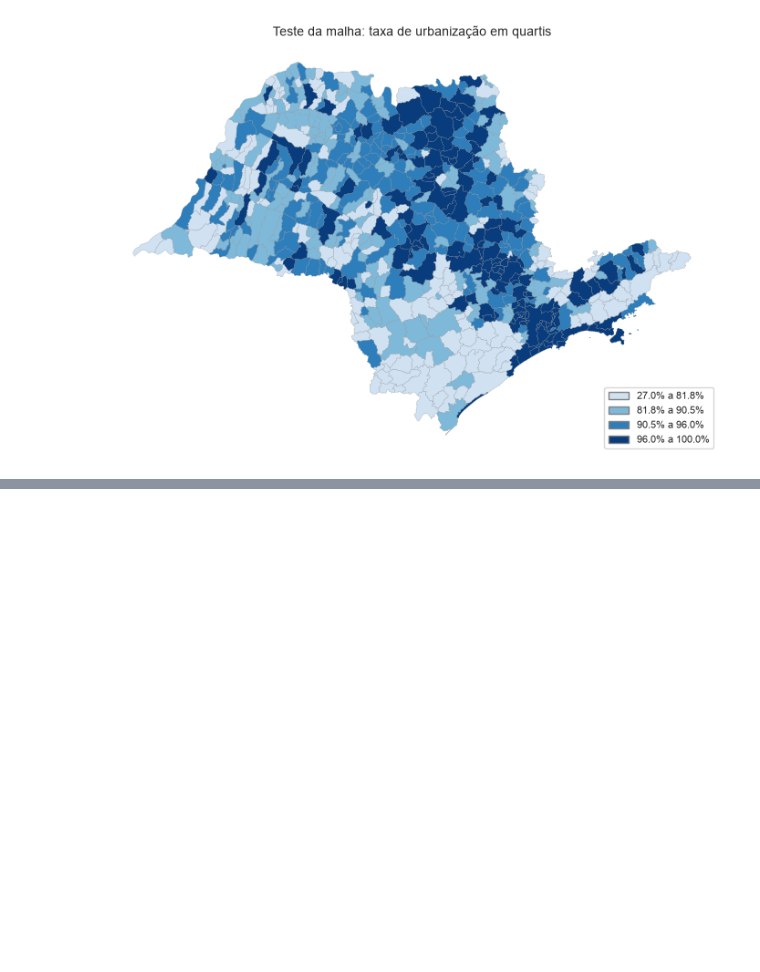
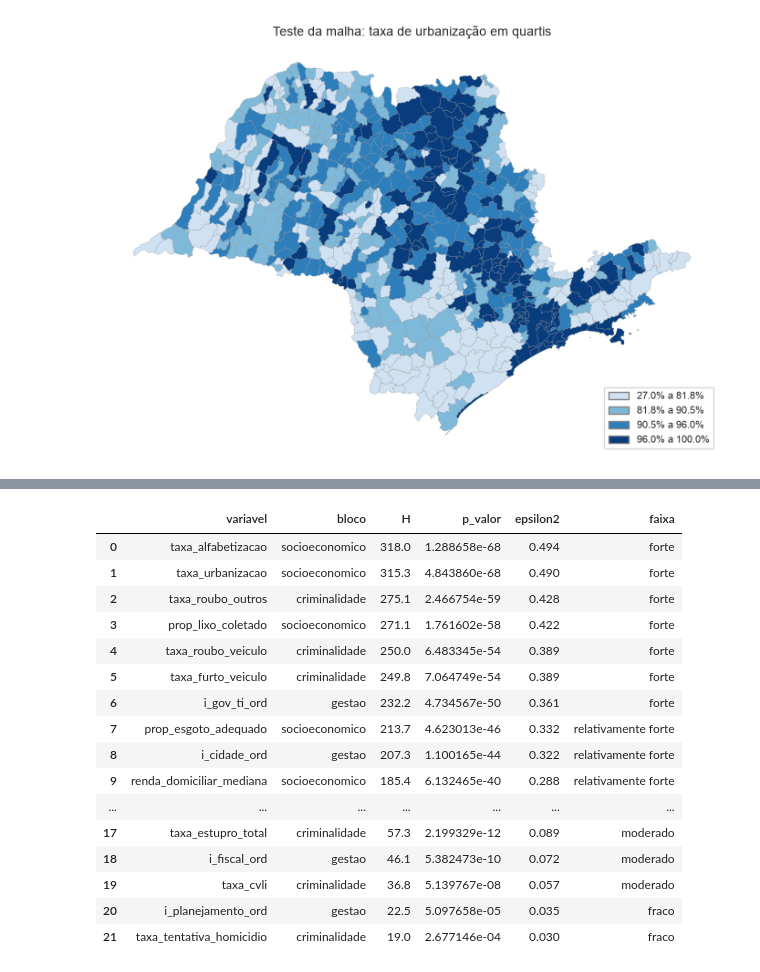
Before and after one commit to Ioneda22/database-rp2, a Jupyter notebook: notebooks/07_validacao_externa_mapa.ipynb, the cells around one changed output, grey strips where cells are left out. Saved outputs shown, nothing was run; the diff lists cells and outputs as text; code cells hidden in the pictures; blank space fills up the shorter version.

```diff
--- a/notebooks/07_validacao_externa_mapa.ipynb
+++ b/notebooks/07_validacao_externa_mapa.ipynb
@@ -88,0 +190,36 @@ fig = plot_mapa_categorias(teste, "faixa", rotulos,
+# %%
+linhas = [{"variavel": "prop_via_publica", "tipo": "validacao_externa",
+           "H": H, "p_valor": p_valor, "epsilon2": epsilon2}]
+for f in features:
+    H_f, p_f, e_f = kruskal_epsilon2(modelagem[f], perfil)
+    linhas.append({"variavel": f, "tipo": "feature",
+                   "H": H_f, "p_valor": p_f, "epsilon2": e_f})
+tabela_kruskal = pd.DataFrame(linhas)
+assert len(tabela_kruskal) == 23, "deveriam ser 1 variável externa + 22 features"
+tabela_kruskal.to_csv(DATA_PROCESSED / "tabela_kruskal.csv", index=False)
+
+# Para mostrar: as features em ordem de epsilon², com bloco e faixa.
+mostrar = tabela_kruskal[tabela_kruskal["tipo"] == "feature"].copy()
+mostrar["bloco"] = mostrar["variavel"].map(bloco_de)
+mostrar["faixa"] = mostrar["epsilon2"].map(faixa_epsilon2)
+(mostrar.sort_values("epsilon2", ascending=False)
+ [["variavel", "bloco", "H", "p_valor", "epsilon2", "faixa"]]
+ .round({"H": 1, "epsilon2": 3}).reset_index(drop=True))
+# %% [output]
+|  | variavel | bloco | H | p_valor | epsilon2 | faixa |
+| 0 | taxa_alfabetizacao | socioeconomico | 318.0 | 1.288658e-68 | 0.494 | forte |
+| 1 | taxa_urbanizacao | socioeconomico | 315.3 | 4.843860e-68 | 0.490 | forte |
+| 2 | taxa_roubo_outros | criminalidade | 275.1 | 2.466754e-59 | 0.428 | forte |
+| 3 | prop_lixo_coletado | socioeconomico | 271.1 | 1.761602e-58 | 0.422 | forte |
+| 4 | taxa_roubo_veiculo | criminalidade | 250.0 | 6.483345e-54 | 0.389 | forte |
+| 5 | taxa_furto_veiculo | criminalidade | 249.8 | 7.064749e-54 | 0.389 | forte |
+| 6 | i_gov_ti_ord | gestao | 232.2 | 4.734567e-50 | 0.361 | forte |
+| 7 | prop_esgoto_adequado | socioeconomico | 213.7 | 4.623013e-46 | 0.332 | relativamente forte |
+| 8 | i_cidade_ord | gestao | 207.3 | 1.100165e-44 | 0.322 | relativamente forte |
+| 9 | renda_domiciliar_mediana | socioeconomico | 185.4 | 6.132465e-40 | 0.288 | relativamente forte |
+| ... | ... | ... | ... | ... | ... | ... |
+| 17 | taxa_estupro_total | criminalidade | 57.3 | 2.199329e-12 | 0.089 | moderado |
+| 18 | i_fiscal_ord | gestao | 46.1 | 5.382473e-10 | 0.072 | moderado |
+| 19 | taxa_cvli | criminalidade | 36.8 | 5.139767e-08 | 0.057 | moderado |
+| 20 | i_planejamento_ord | gestao | 22.5 | 5.097658e-05 | 0.035 | fraco |
+| 21 | taxa_tentativa_homicidio | criminalidade | 19.0 | 2.677146e-04 | 0.030 | fraco |
```
Also changed, not shown: parts of 14 cells of this notebook, 7 other files.
